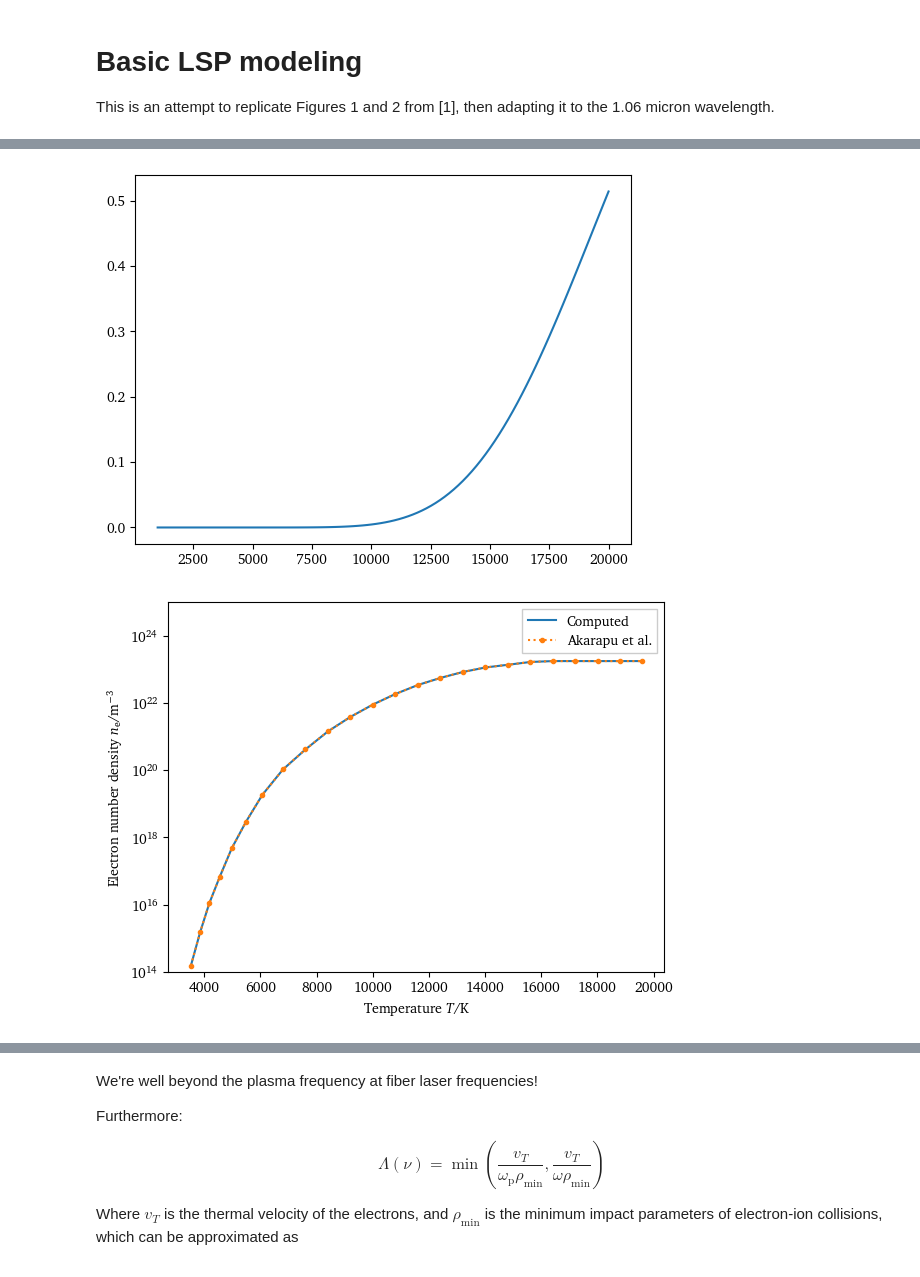
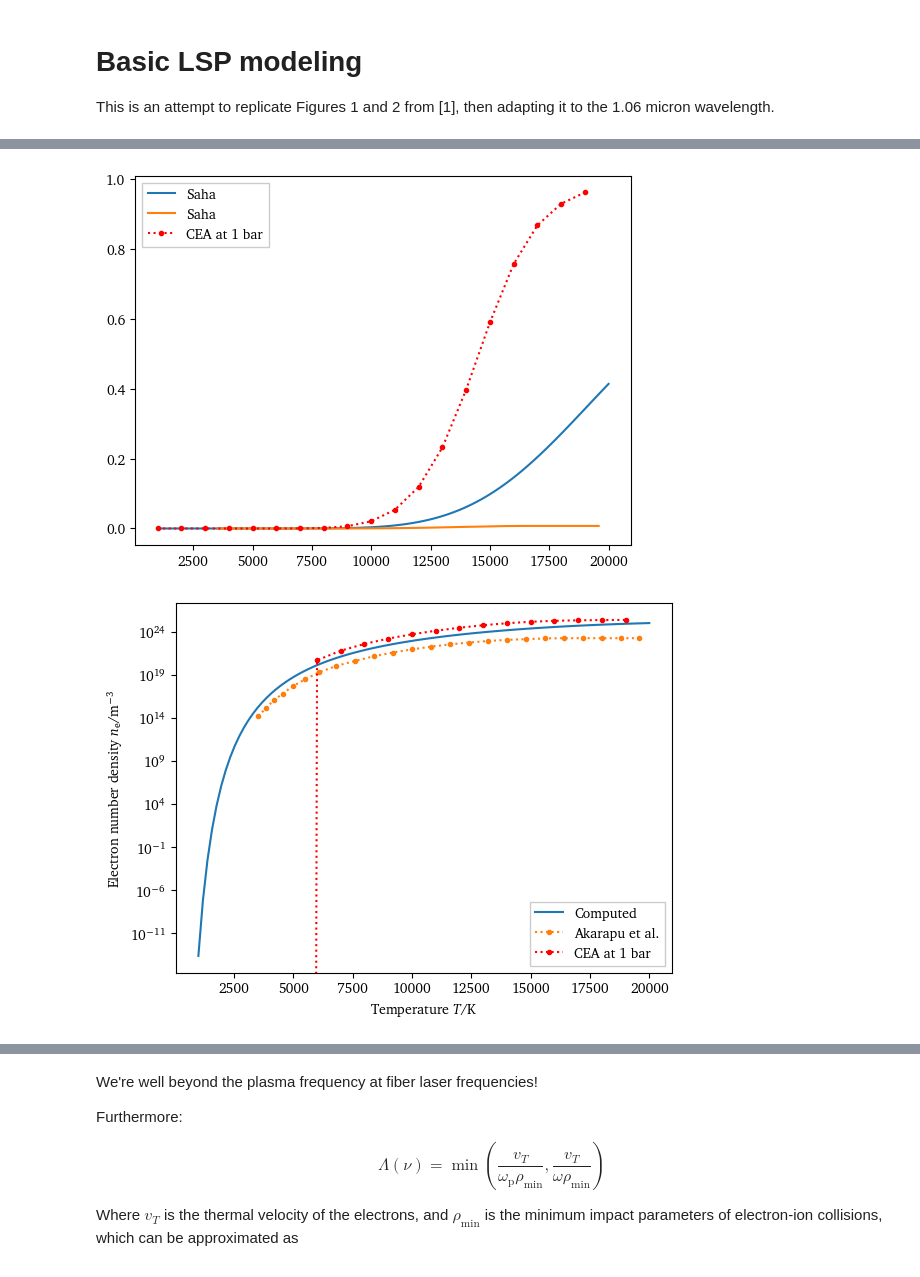
Before and after one commit to eeduplay/MScThesis, a Jupyter notebook: code/absorption.ipynb, the cells around one changed output, grey strips where cells are left out. Drawn from its saved outputs; the diff is of its cells as text; code cells hidden in the pictures.

```diff
--- a/code/absorption.ipynb
+++ b/code/absorption.ipynb
@@ -30,0 +63,20 @@ $$
+# %%
+# Defining coefficients for the partition function ratio interpolation polynomial, in
+# descending degree
+# pfr_coeffs = [  -2.3077e-29,  # for T^7
+#                  2.3474e-24,   # for T^6
+#                 -8.8453e-20,  # and so on...
+#                  1.4851e-15,
+#                 -9.8430e-12,
+#                 -1.2477e-08,
+#                  0.00047534,
+#                  3.79710000]
+# pfr_coeffs.reverse()
+# pfr = np.polynomial.polynomial.polyval(temperature, pfr_coeffs)
+
+pfr = saha.get_argon_pfr(temperature)
+
+plt.plot(temperature, pfr)
+plt.xlabel(r'Temperature $T$/K')
+plt.ylabel(r'Partition function ratio $g_\mathrm{Ar}/g_{\mathrm{Ar}^+}$')
+plt.show()
@@ -31,52 +85,52 @@ $$
 # %%
-Ei_Argon = 15.759  # eV
-R_argon = 208.1  # J kg^-1 K^-1
-M_argon = 39.95  # kg kmol^-1
-init_temp = 300  # K
-temperature = np.linspace(1000, 20000, 100)  # K
-pressure = 101300  # Pa
-
-rho = pressure/(R_argon*init_temp)
-n_0 = 1000*const.Avogadro*rho/M_argon
-
-# n_0 = 2.6867774e23  # why? idk. n_e is proportional to it so /shrug
-n_0 = 2.6867774e24
+# n_0 = 2.6867774e23
+# n_0 = 2.6867774e25  # 1 amg
 ionization_mode = 'regular'
 
 ndata = np.loadtxt('../rawdata/akarapu_n.csv', delimiter=',')
+CEA_T, CEA_a = CEA.get_ionization(int(pressure/1e5))
 
 if ionization_mode == 'simple':
     alphas = saha.degreeIonization_simple(temperature, pressure, Ei_Argon)
     n_e = alphas*n_0
 elif ionization_mode == 'regular':
-    n_e = saha.degreeIonization(temperature, Ei_Argon, n_0)
+    n_e = saha.degreeIonization(temperature, Ei_Argon, n_0, pfr)
     alphas = n_e/n_0
-elif ionization_mode == 'literature':
+elif ionization_mode == 'literature_fit':
     popt, pcov = sciopt.curve_fit(
-        # lambda x, c1, c2: saha.curvefit(x, c1, c2, n_0),
         lambda x, c1, c2: saha.curvefit(x, c1, c2, n_0),
         ndata[:,0],
         ndata[:,1]
     )
     n_e = saha.curvefit(temperature, popt[0], popt[1], n_0)
     alphas = n_e/n_0
+elif ionization_mode == 'literature_interp':
+    n_e = np.interp(temperature, ndata[:,0], ndata[:,1])
+    alphas = n_e/n_0
+# elif ionization_mode == 'chianti':
+#     n_e = saha.degreeIonization_chianti(temperature, n_0, 18)
+#     alphas = n_e/n_0
 
-plt.plot(temperature, alphas)
+plt.plot(temperature, alphas, label='Saha')
+plt.plot(ndata[:,0], ndata[:,1]/n_0, label='Akarapu et al.')
+plt.plot(CEA_T, CEA_a, 'r:.', label='CEA at {} bar'.format(int(pressure/1e5)))
+plt.legend()
 plt.show()
-
-temperature = ndata[:,0]
-n_e = ndata[:,1]
 
 plt.semilogy(temperature, n_e, label='Computed')
 plt.semilogy(ndata[:,0], ndata[:,1], ':.', label='Akarapu et al.')
+plt.semilogy(CEA_T, CEA_a*n_0, 'r:.', label='CEA at {} bar'.format(int(pressure/1e5)))
 plt.xlabel(r'Temperature $T$/K')
 plt.ylabel(r'Electron number density $n_\mathrm{e}$/m$^{-3}$')
-plt.ylim(1e14, 1e25)
+# plt.ylim(1e14, 1e25)
 plt.legend()
 plt.show()
+
+# temperature = ndata[:,0]
+# n_e = ndata[:,1]
 # %% [output]
-[figure, old version]
+[figure, new version]
-[figure, old version]
+[figure, new version]
 # %% [markdown]
 ## Figure 2: Inverse-Brehmsstrahlung Absorption
 We then compute the absorption coefficient by inverse-brehmsstrahlung using the following equation:
```
Also changed, not shown: parts of 11 cells of this notebook, 6 other files.
